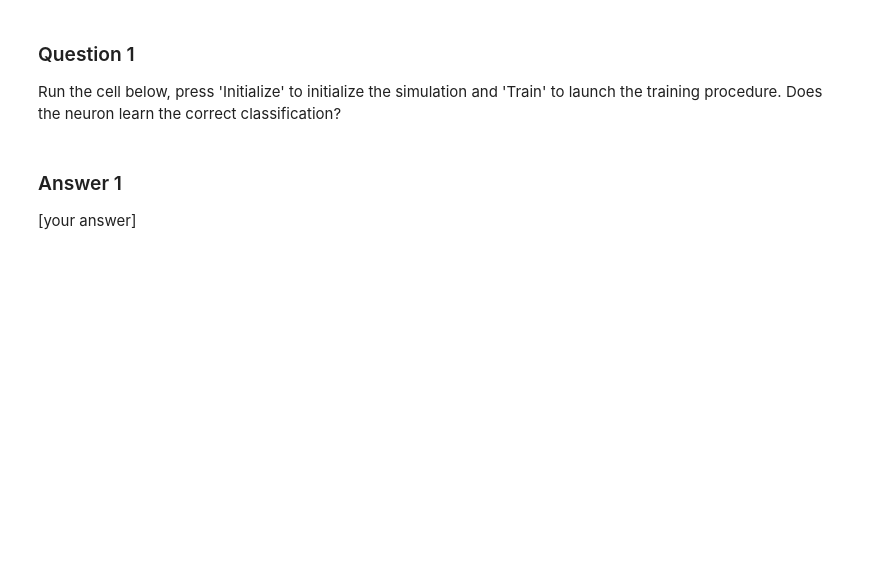
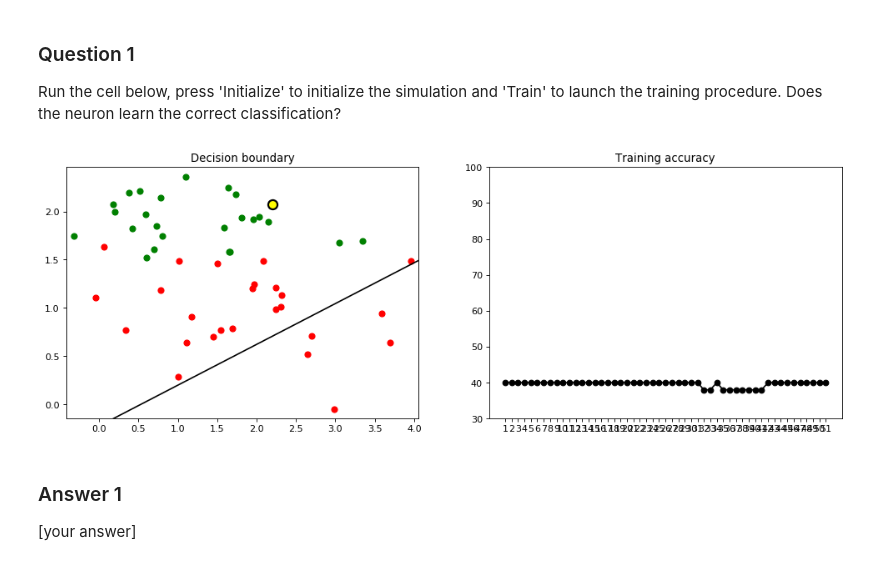
Before and after one commit to franzkeaw/NMRC-practicals-2024, a Jupyter notebook: 3_training_a_perceptron.ipynb, the cells around one changed output. Drawn from its saved outputs; the diff is of its cells as text; code cells hidden in the pictures; blank space fills up the shorter version.

Commit message:
lower learning rate

```diff
--- a/3_training_a_perceptron.ipynb
+++ b/3_training_a_perceptron.ipynb
@@ -179,8 +181,10 @@ Every time we observe a new data point, we can update our parameters accordingly
 Run the cell below, press 'Initialize' to initialize the simulation and 'Train' to launch the training procedure. Does the neuron learn the correct classification?
 # %%
 from utils_assignment_3 import Neuron, mlp_simulation
-sim = mlp_simulation(X, y, learning_rate=0.0005)
+sim = mlp_simulation(X, y, learning_rate=0.000001)
 sim.start()
+# %% [output]
+[figure, added]
 # %% [markdown]
 ### Answer 1
 [your answer]
```
Also changed, not shown: parts of 2 cells of this notebook.
